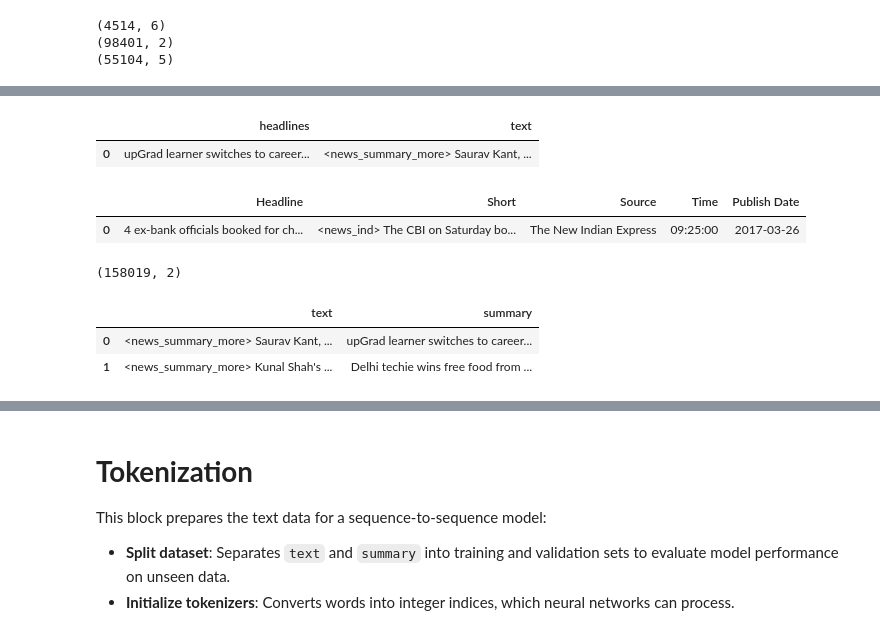
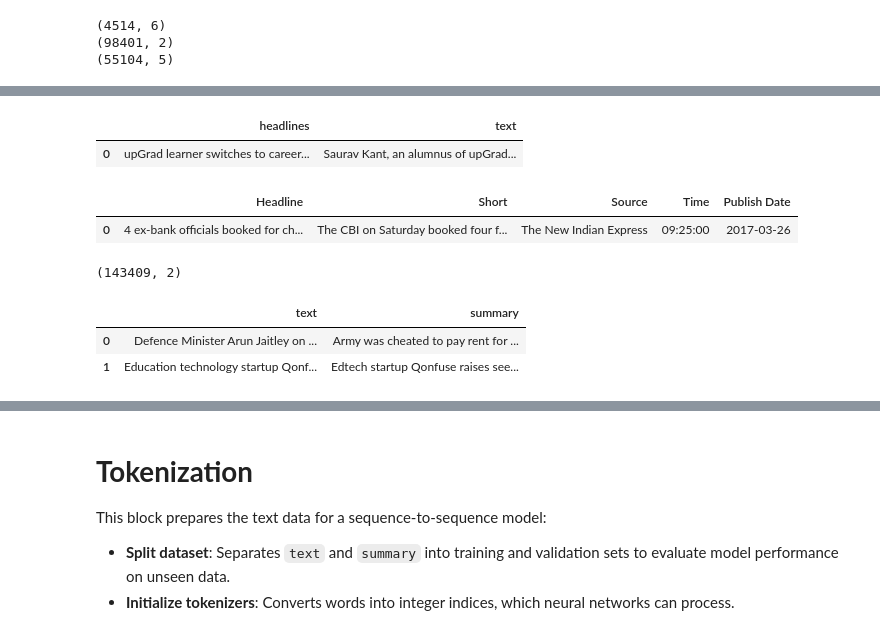
Before and after one commit to tommasofacchin/text-summarization-seq2seq-transformers, a Jupyter notebook: text-summarization-seq2seq-vs-transformers.ipynb, the cells around one changed output, grey strips where cells are left out. Cells and saved outputs as stored; diff of their text form; code cells hidden in the pictures.

```diff
--- a/text-summarization-seq2seq-vs-transformers.ipynb
+++ b/text-summarization-seq2seq-vs-transformers.ipynb
@@ -189,6 +189,7 @@ Prepare and clean the dataset for the summarization model:
 # %%
 import pandas as pd
 import numpy as np
+import re
 
 pd.set_option('display.max_colwidth', None)
 
@@ -196,10 +197,6 @@ summary = pd.read_csv('/kaggle/input/news-summary/news_summary.csv', encoding='i
 summary_more = pd.read_csv('/kaggle/input/news-summary/news_summary_more.csv', encoding='iso-8859-1')
 summary_ind = pd.read_excel("/kaggle/input/inshorts-news-data/Inshorts Cleaned Data.xlsx")
 
-summary['text'] = '<news_summary> ' + summary['text']
-summary_more['text'] = '<news_summary_more> ' + summary_more['text']
-summary_ind['Short'] = '<news_ind> ' + summary_ind['Short']
-
 print(summary.shape)
 print(summary_more.shape)
 print(summary_ind.shape)
@@ -216,9 +213,9 @@ summary.head(1)
 summary_more.head(1)
 # %% [output]
 |  | headlines | text |
-| 0 | upGrad learner switches to career... | <news_summary_more> Saurav Kant, ... |
+| 0 | upGrad learner switches to career... | Saurav Kant, an alumnus of upGrad... |
 # %%
 summary_ind.head(1)
 # %% [output]
 |  | Headline | Short | Source | Time | Publish Date |
-| 0 | 4 ex-bank officials booked for ch... | <news_ind> The CBI on Saturday bo... | The New Indian Express | 09:25:00 | 2017-03-26 |
+| 0 | 4 ex-bank officials booked for ch... | The CBI on Saturday booked four f... | The New Indian Express | 09:25:00 | 2017-03-26 |
@@ -225,28 +245,43 @@ summary_ind.head(1)
 # %%
 summary = summary.iloc[:, 0:6]
 summary_more = summary_more.iloc[:, 0:2]
 
-# To increase the intake of possible text values to build a reliable model
 summary['text'] = (
-    summary['author'] + ' ' +
-    summary['date'] + ' ' +
-    summary['read_more'] + ' ' +
-    summary['text'] + ' ' +
-    summary['ctext']
+    summary['author'].astype(str) + ' ' +
+    summary['date'].astype(str) + ' ' +
+    summary['read_more'].astype(str) + ' ' +
+    summary['text'].astype(str) + ' ' +
+    summary['ctext'].astype(str)
 )
+
+
+summary_more = summary_more[
+    ~summary_more.apply(lambda r: is_bad_summary(r['text'], r['headlines']), axis=1)
+]
+
+summary['text'] = summary['text'].apply(clean_text)
+summary['headlines'] = summary['headlines'].apply(clean_text)
+
+summary_more['text'] = summary_more['text'].apply(clean_text)
+summary_more['headlines'] = summary_more['headlines'].apply(clean_text)
+
+summary_ind['Short'] = summary_ind['Short'].apply(clean_text)
+summary_ind['Headline'] = summary_ind['Headline'].apply(clean_text)
 
 
 df = pd.DataFrame()
 
 df['text'] = pd.concat([summary_more['text'], summary['text'], summary_ind['Short']], ignore_index=True)
 df['summary'] = pd.concat([summary_more['headlines'], summary['headlines'], summary_ind['Headline']], ignore_index=True)
 
+df = df.sample(frac=1, random_state=42).reset_index(drop=True)
+
 df_trans = df
 
 print(df.shape)
 df.head(2)
 # %% [output]
-(158019, 2)
+(143409, 2)
 |  | text | summary |
-| 0 | <news_summary_more> Saurav Kant, ... | upGrad learner switches to career... |
-| 1 | <news_summary_more> Kunal Shah's ... | Delhi techie wins free food from ... |
+| 0 | Defence Minister Arun Jaitley on ... | Army was cheated to pay rent for ... |
+| 1 | Education technology startup Qonf... | Edtech startup Qonfuse raises see... |
```
Also changed, not shown: parts of 26 cells of this notebook.
